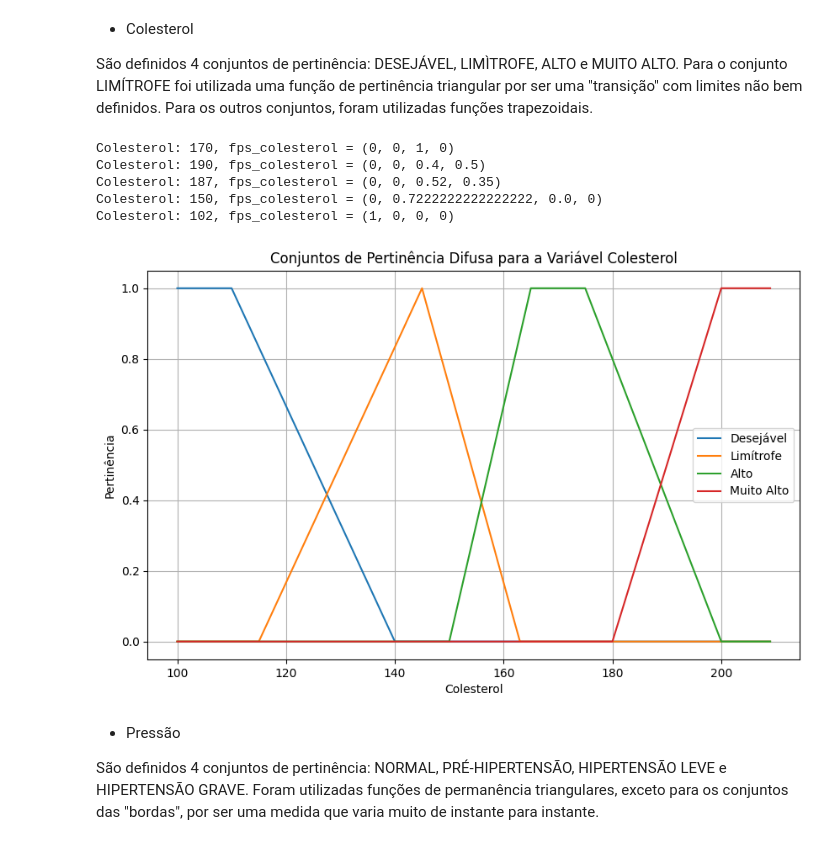
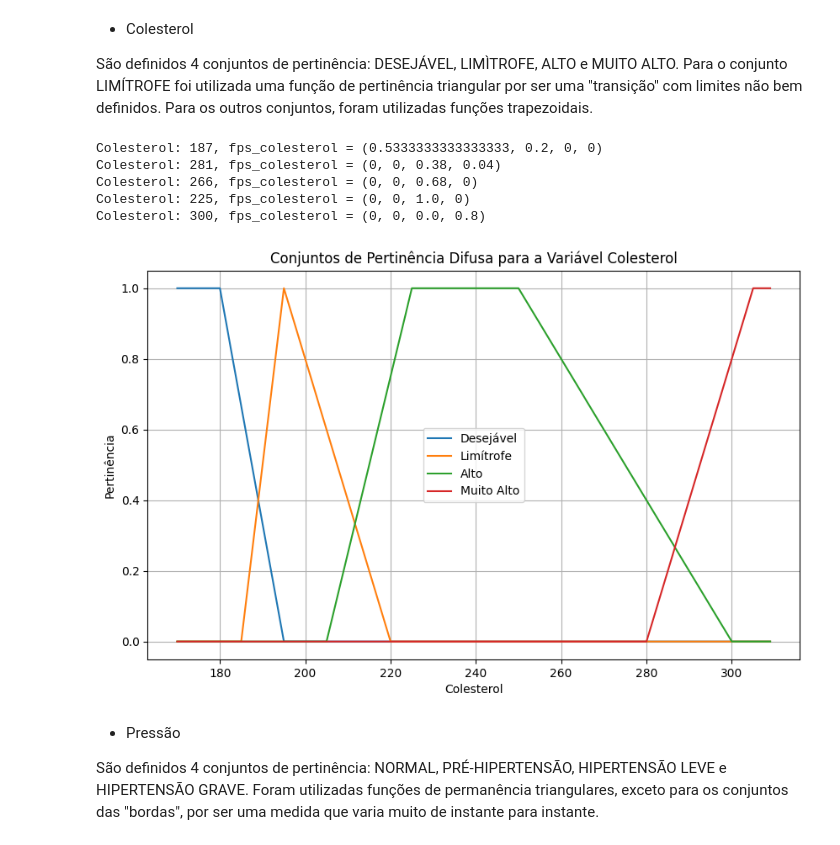
Before and after one commit to DouglasKenjiSakakibara01/logica-fuzzy, a Jupyter notebook: trab01.ipynb, the cells around one changed output. Cells and saved outputs as stored; diff of their text form; code cells hidden in the pictures.

```diff
--- a/trab01.ipynb
+++ b/trab01.ipynb
@@ -100,45 +100,45 @@ ALTO = 2
 MUITO_ALTO = 3
 
 def fps_colesterol(colesterol):
-    return lhalftrapfp(colesterol, 190, 220), trifp(colesterol, 115, 145, 163), trapfp(colesterol, 150, 165, 175, 200), rhalftrapfp(colesterol, 180, 200)
+    return lhalftrapfp(colesterol, 180, 195), trifp(colesterol, 185, 195, 220), trapfp(colesterol, 205, 225, 250, 300), rhalftrapfp(colesterol, 280, 305)
 
 for i in range(5):
-    colesterol = rd.randint(100, 210)
+    colesterol = rd.randint(170, 310)
     print(f'Colesterol: {colesterol}, fps_colesterol = {fps_colesterol(colesterol)}')
 # %% [output]
-Colesterol: 170, fps_colesterol = (0, 0, 1, 0)
-Colesterol: 190, fps_colesterol = (0, 0, 0.4, 0.5)
-Colesterol: 187, fps_colesterol = (0, 0, 0.52, 0.35)
-Colesterol: 150, fps_colesterol = (0, 0.7222222222222222, 0.0, 0)
-Colesterol: 102, fps_colesterol = (1, 0, 0, 0)
+Colesterol: 187, fps_colesterol = (0.5333333333333333, 0.2, 0, 0)
+Colesterol: 281, fps_colesterol = (0, 0, 0.38, 0.04)
+Colesterol: 266, fps_colesterol = (0, 0, 0.68, 0)
+Colesterol: 225, fps_colesterol = (0, 0, 1.0, 0)
+Colesterol: 300, fps_colesterol = (0, 0, 0.0, 0.8)
 # %%
 def plot_fuzzy_colesterol():
-    sample_values = np.arange(100, 210, 1)
+    sample_values = np.arange(170, 310, 1)
 
     fps_values = [fps_colesterol(value) for value in sample_values]
 
     desejavel_values = [value[0] for value in fps_values]
     limitrofe_values = [value[1] for value in fps_values]
     alto_values = [value[2] for value in fps_values]
     muito_alto_values = [value[3] for value in fps_values]
 
     plt.figure(figsize=(10, 6))
 
     plt.plot(sample_values, desejavel_values, label='Desejável')
     plt.plot(sample_values, limitrofe_values, label='Limítrofe')
     plt.plot(sample_values, alto_values, label='Alto')
     plt.plot(sample_values, muito_alto_values, label='Muito Alto')
 
     plt.title('Conjuntos de Pertinência Difusa para a Variável Colesterol')
     plt.xlabel('Colesterol')
     plt.ylabel('Pertinência')
     plt.legend()
     plt.grid(True)
     plt.show()
 
 plot_fuzzy_colesterol()
 # %% [output]
-[figure, old version]
+[figure, new version]
 # %% [markdown]
 - Pressão
 
```
Also changed, not shown: parts of 14 cells of this notebook, 2 other files.
